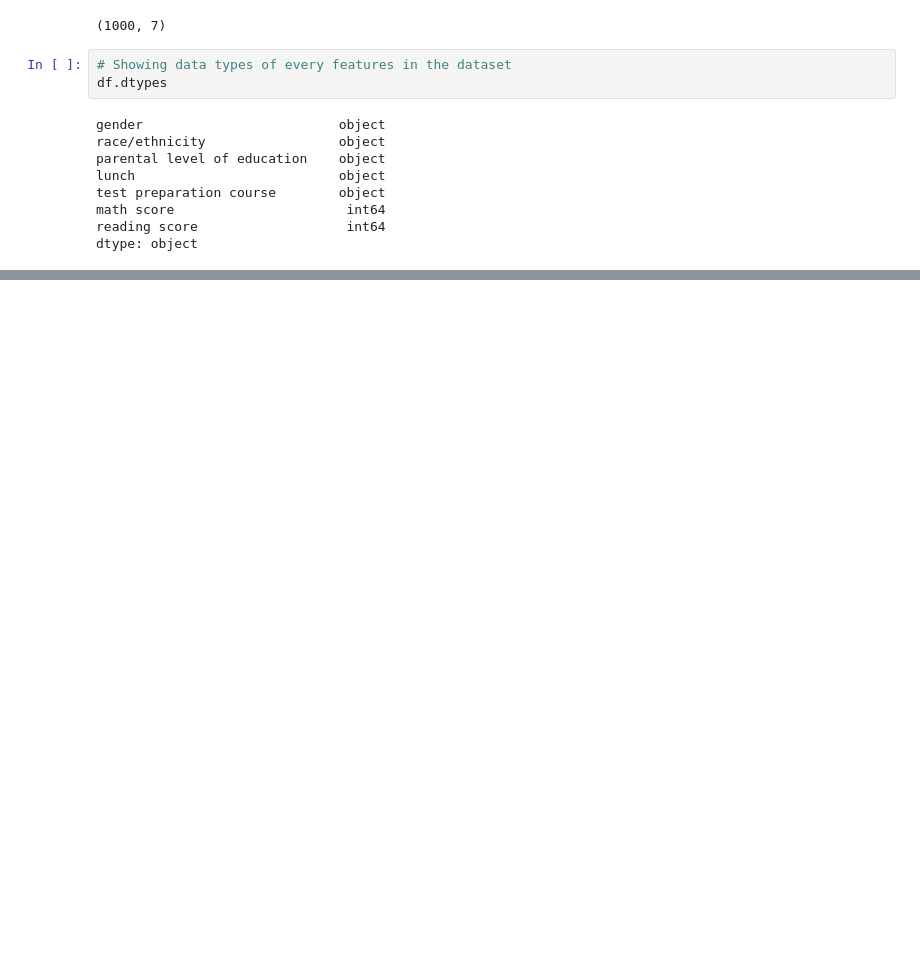
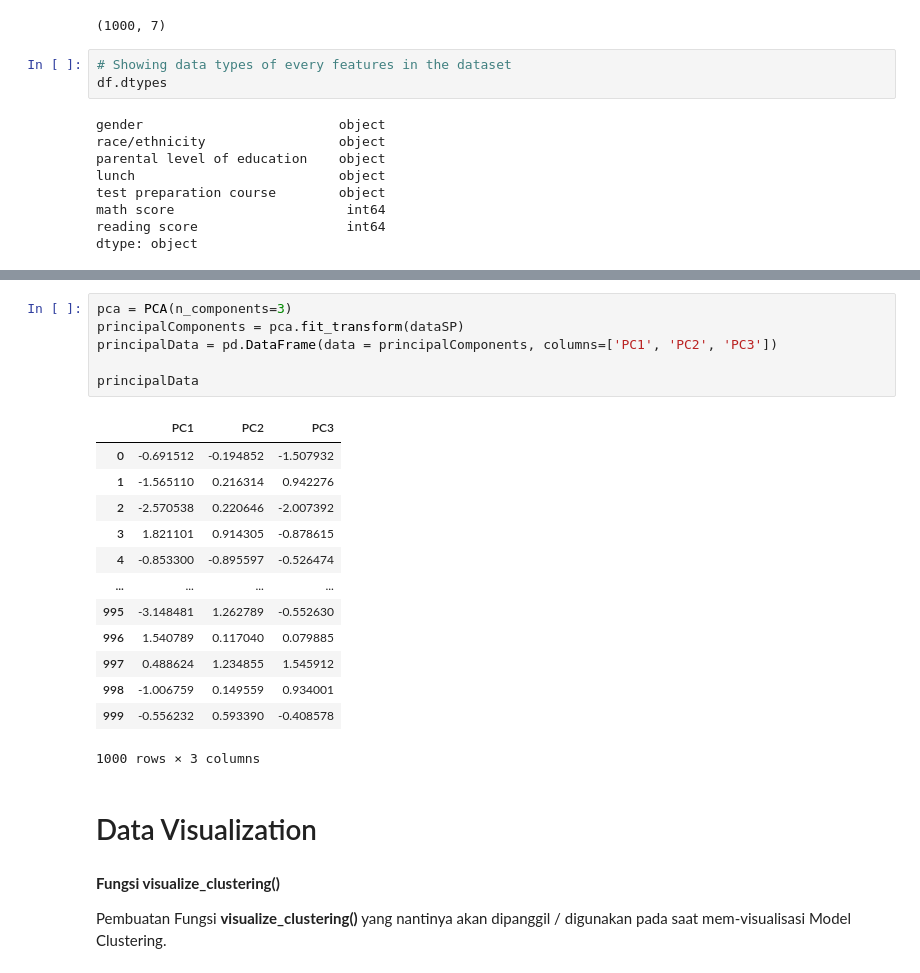
Before and after one commit to Arckitechttt/Students-Performace-Segmentation-Website, a Jupyter notebook: model/model.ipynb, the cells around one changed output, grey strips where cells are left out. Saved outputs shown, nothing was run; the diff lists cells and outputs as text; blank space fills up the shorter version.

```diff
--- a/model/model.ipynb
+++ b/model/model.ipynb
@@ -173,0 +400,26 @@ pickle.dump(kmeans, open('model.pkl', 'wb'))
+# %%
+pca = PCA(n_components=3)
+principalComponents = pca.fit_transform(dataSP)
+principalData = pd.DataFrame(data = principalComponents, columns=['PC1', 'PC2', 'PC3'])
+
+principalData
+# %% [output]
+|  | PC1 | PC2 | PC3 |
+| 0 | -0.691512 | -0.194852 | -1.507932 |
+| 1 | -1.565110 | 0.216314 | 0.942276 |
+| 2 | -2.570538 | 0.220646 | -2.007392 |
+| 3 | 1.821101 | 0.914305 | -0.878615 |
+| 4 | -0.853300 | -0.895597 | -0.526474 |
+| ... | ... | ... | ... |
+| 995 | -3.148481 | 1.262789 | -0.552630 |
+| 996 | 1.540789 | 0.117040 | 0.079885 |
+| 997 | 0.488624 | 1.234855 | 1.545912 |
+| 998 | -1.006759 | 0.149559 | 0.934001 |
+| 999 | -0.556232 | 0.593390 | -0.408578 |
+1000 rows × 3 columns
+# %% [markdown]
+# Data Visualization
+# %% [markdown]
+**Fungsi visualize_clustering()**
+
+Pembuatan Fungsi **visualize_clustering()** yang nantinya akan dipanggil / digunakan pada saat mem-visualisasi Model Clustering.
```
Also changed, not shown: parts of 87 cells of this notebook, 8 other files.
